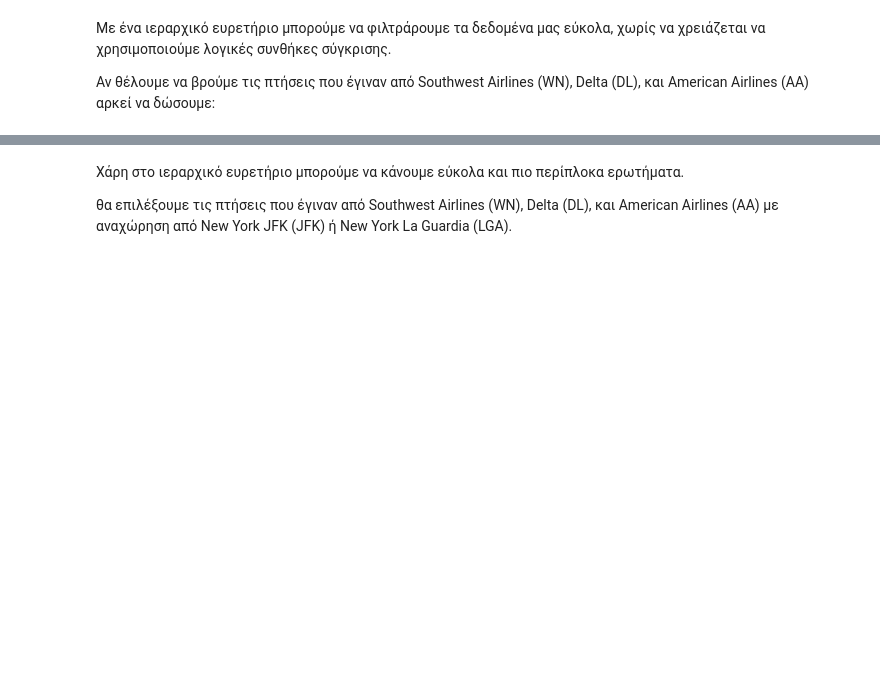
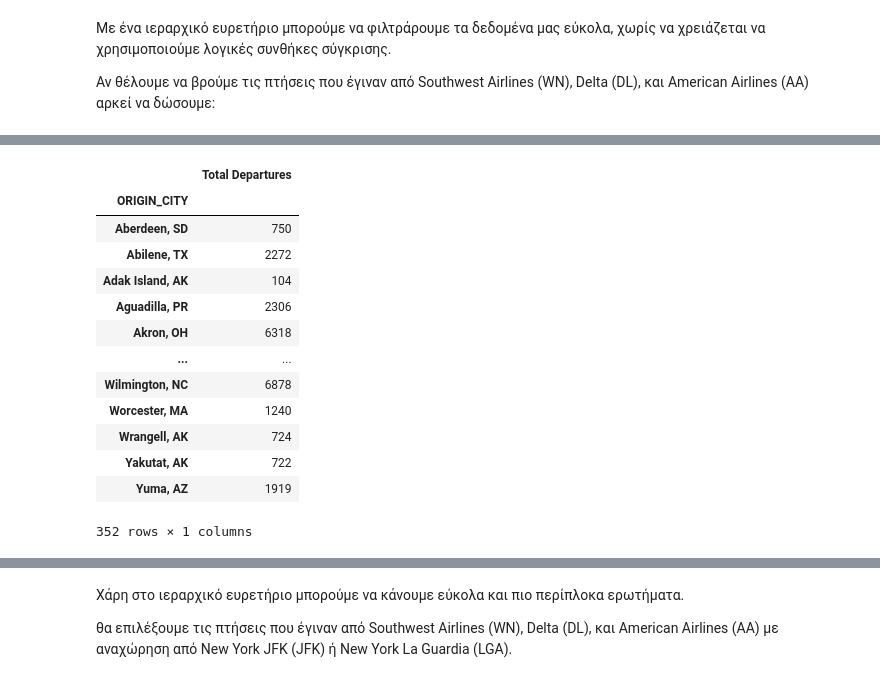
Before and after one commit to Xristos04/Data-Science-Tutorials, a Jupyter notebook: travel.ipynb, the cells around one changed output, grey strips where cells are left out. Drawn from its saved outputs; the diff is of its cells as text; code cells hidden in the pictures; blank space fills up the shorter version.

```diff
--- a/travel.ipynb
+++ b/travel.ipynb
@@ -222,0 +246,18 @@ delayed_flights_by_origin
+# %%
+wn_data = flights.groupby('ORIGIN_CITY').size().to_frame('Total Departures')
+wn_data
+# %% [output]
+|  | Total Departures |
+| ORIGIN_CITY |  |
+| Aberdeen, SD | 750 |
+| Abilene, TX | 2272 |
+| Adak Island, AK | 104 |
+| Aguadilla, PR | 2306 |
+| Akron, OH | 6318 |
+| ... | ... |
+| Wilmington, NC | 6878 |
+| Worcester, MA | 1240 |
+| Wrangell, AK | 724 |
+| Yakutat, AK | 722 |
+| Yuma, AZ | 1919 |
+352 rows × 1 columns
```
Also changed, not shown: parts of 22 cells of this notebook.
